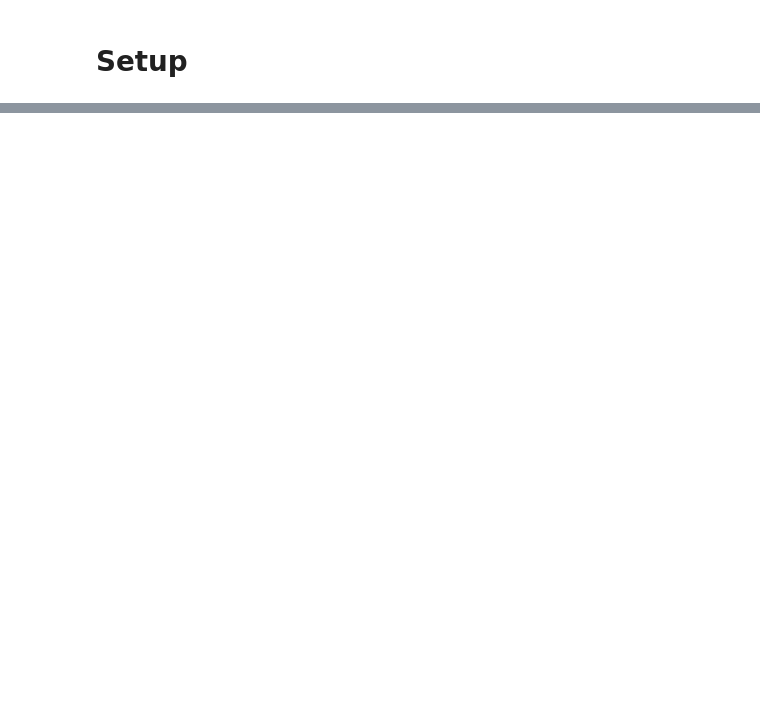
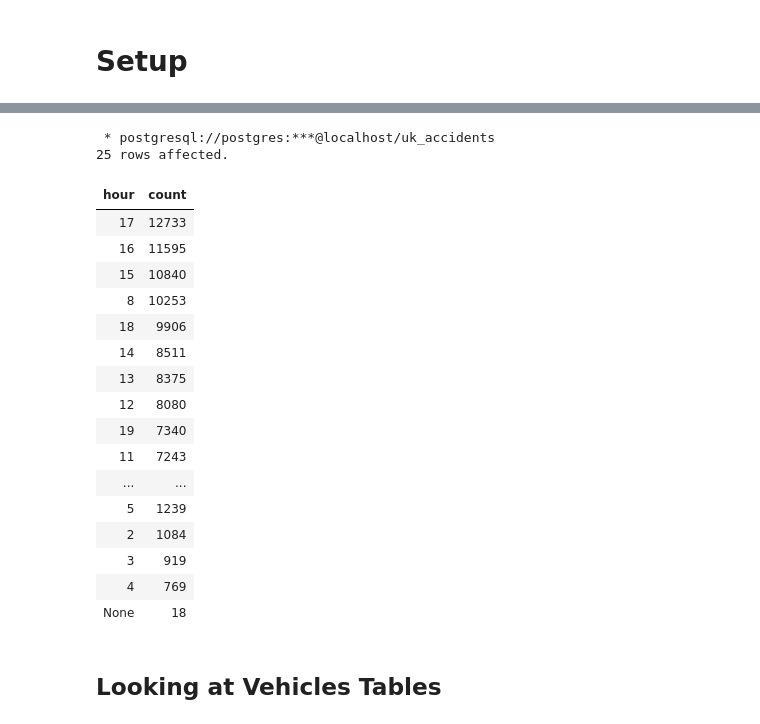
Before and after one commit to ngseann/uk_accidents, a Jupyter notebook: uk_accidents_nb.ipynb, the cells around one changed output, grey strips where cells are left out. Cells and saved outputs as stored; diff of their text form; code cells hidden in the pictures; blank space fills up the shorter version.

Commit message:
worked on eda and analysis of accidents and vehicles

```diff
--- a/uk_accidents_nb.ipynb
+++ b/uk_accidents_nb.ipynb
@@ -40,0 +87,31 @@ engine = create_engine('postgresql://postgres:HClkt35D$sk61@localhost/uk_acciden
+# %%
+%%sql
+
+WITH temp_hr AS
+(SELECT *, EXTRACT(HOUR FROM to_timestamp(time_acc, 'HH24')) AS Hour FROM accident)
+SELECT Hour, COUNT(1) AS Count
+FROM temp_hr
+GROUP BY Hour
+ORDER BY Count DESC;
+# %% [output]
+ * postgresql://postgres:***@localhost/uk_accidents
+25 rows affected.
+| hour | count |
+| 17 | 12733 |
+| 16 | 11595 |
+| 15 | 10840 |
+| 8 | 10253 |
+| 18 | 9906 |
+| 14 | 8511 |
+| 13 | 8375 |
+| 12 | 8080 |
+| 19 | 7340 |
+| 11 | 7243 |
+| ... | ... |
+| 5 | 1239 |
+| 2 | 1084 |
+| 3 | 919 |
+| 4 | 769 |
+| None | 18 |
+# %% [markdown]
+## Looking at Vehicles Tables
```
Also changed, not shown: parts of 17 cells of this notebook, 1 other file.
